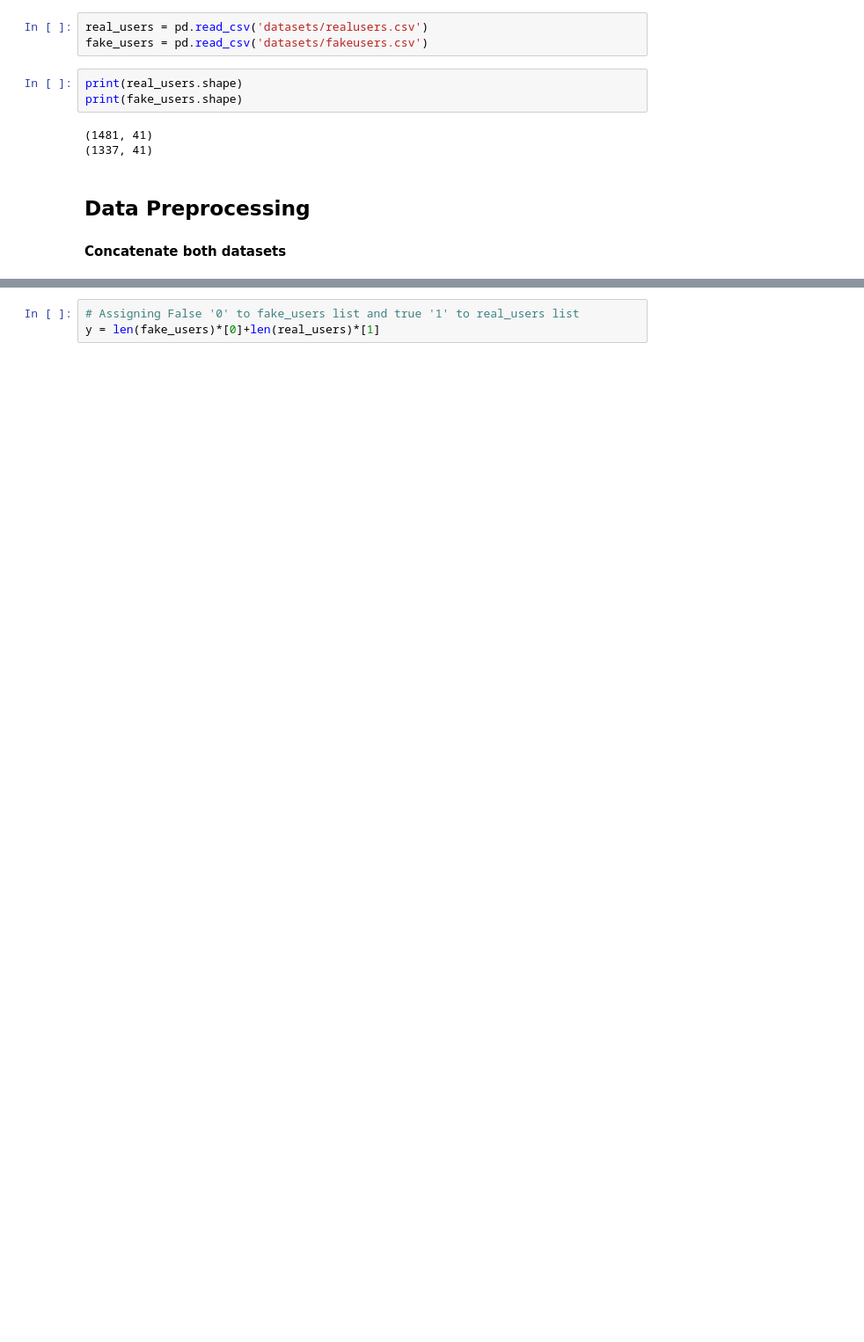
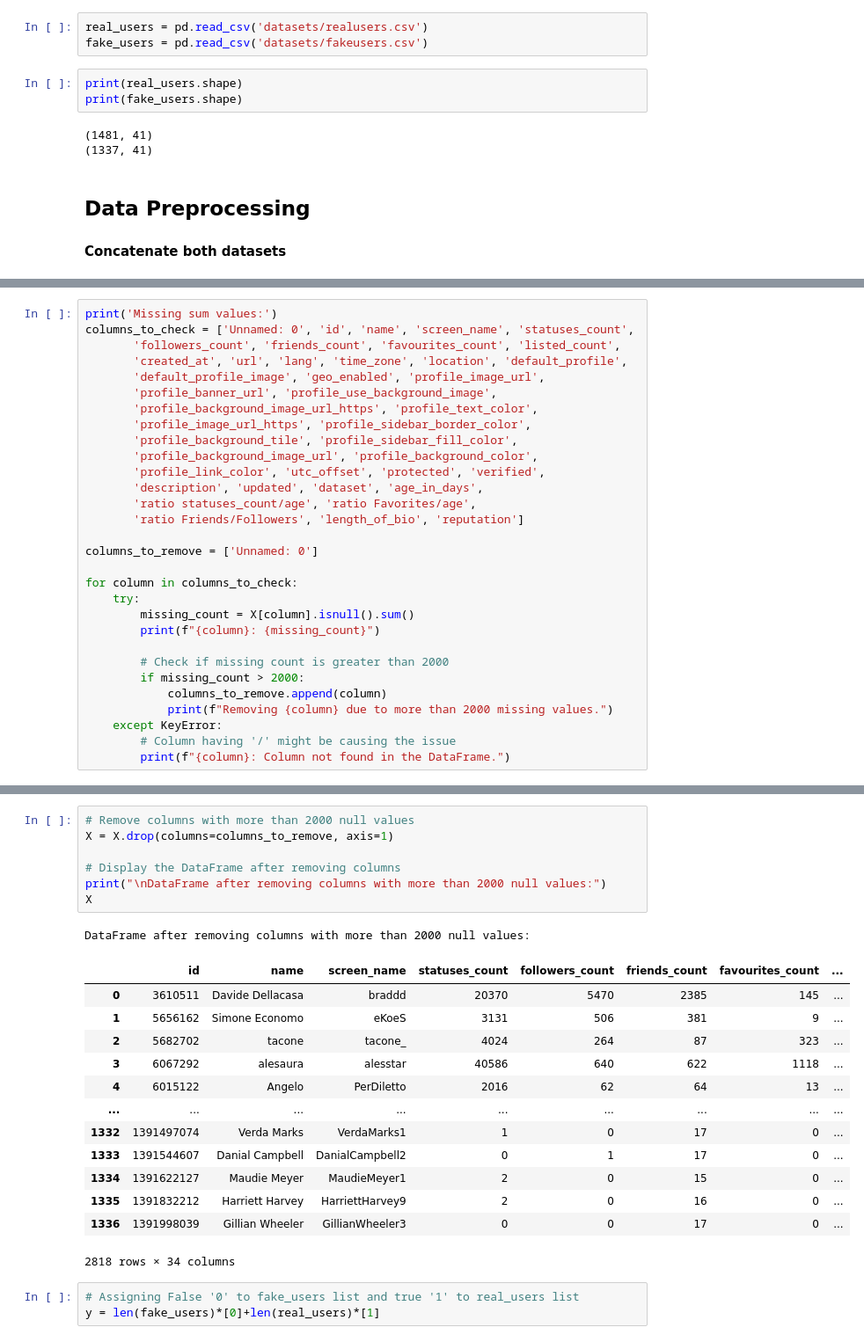
Before and after one commit to LuluW8071/Twitter-Fake-Profile-Detection, a Jupyter notebook: model/model.ipynb, the cells around one changed output, grey strips where cells are left out. Shown: that part at 88% size. Saved outputs shown, nothing was run; the diff lists cells and outputs as text; blank space fills up the shorter version.

```diff
--- a/model/model.ipynb
+++ b/model/model.ipynb
@@ -38,0 +55,30 @@ df = pd.DataFrame(x)
+# %%
+print('Missing sum values:')
+columns_to_check = ['Unnamed: 0', 'id', 'name', 'screen_name', 'statuses_count',
+       'followers_count', 'friends_count', 'favourites_count', 'listed_count',
+       'created_at', 'url', 'lang', 'time_zone', 'location', 'default_profile',
+       'default_profile_image', 'geo_enabled', 'profile_image_url',
+       'profile_banner_url', 'profile_use_background_image',
+       'profile_background_image_url_https', 'profile_text_color',
+       'profile_image_url_https', 'profile_sidebar_border_color',
+       'profile_background_tile', 'profile_sidebar_fill_color',
+       'profile_background_image_url', 'profile_background_color',
+       'profile_link_color', 'utc_offset', 'protected', 'verified',
+       'description', 'updated', 'dataset', 'age_in_days',
+       'ratio statuses_count/age', 'ratio Favorites/age',
+       'ratio Friends/Followers', 'length_of_bio', 'reputation']
+
+columns_to_remove = ['Unnamed: 0']
+
+for column in columns_to_check:
+    try:
+        missing_count = X[column].isnull().sum()
+        print(f"{column}: {missing_count}")
+
+        # Check if missing count is greater than 2000
+        if missing_count > 2000:
+            columns_to_remove.append(column)
+            print(f"Removing {column} due to more than 2000 missing values.")
+    except KeyError:
+        # Column having '/' might be causing the issue
+        print(f"{column}: Column not found in the DataFrame.")
@@ -39,3 +103,25 @@ df = pd.DataFrame(x)
+# %%
+# Remove columns with more than 2000 null values
+X = X.drop(columns=columns_to_remove, axis=1)
+
+# Display the DataFrame after removing columns
+print("\nDataFrame after removing columns with more than 2000 null values:")
+X
+# %% [output]
+DataFrame after removing columns with more than 2000 null values:
+|  | id | name | screen_name | statuses_count | followers_count | friends_count | favourites_count | ... |
+| 0 | 3610511 | Davide Dellacasa | braddd | 20370 | 5470 | 2385 | 145 | ... |
+| 1 | 5656162 | Simone Economo | eKoeS | 3131 | 506 | 381 | 9 | ... |
+| 2 | 5682702 | tacone | tacone_ | 4024 | 264 | 87 | 323 | ... |
+| 3 | 6067292 | alesaura | alesstar | 40586 | 640 | 622 | 1118 | ... |
+| 4 | 6015122 | Angelo | PerDiletto | 2016 | 62 | 64 | 13 | ... |
+| ... | ... | ... | ... | ... | ... | ... | ... | ... |
+| 1332 | 1391497074 | Verda Marks | VerdaMarks1 | 1 | 0 | 17 | 0 | ... |
+| 1333 | 1391544607 | Danial Campbell | DanialCampbell2 | 0 | 1 | 17 | 0 | ... |
+| 1334 | 1391622127 | Maudie Meyer | MaudieMeyer1 | 2 | 0 | 15 | 0 | ... |
+| 1335 | 1391832212 | Harriett Harvey | HarriettHarvey9 | 2 | 0 | 16 | 0 | ... |
+| 1336 | 1391998039 | Gillian Wheeler | GillianWheeler3 | 0 | 0 | 17 | 0 | ... |
+2818 rows × 34 columns
 # %%
 # Assigning False '0' to fake_users list and true '1' to real_users list
 y = len(fake_users)*[0]+len(real_users)*[1]
```
Also changed, not shown: parts of 12 cells of this notebook.
